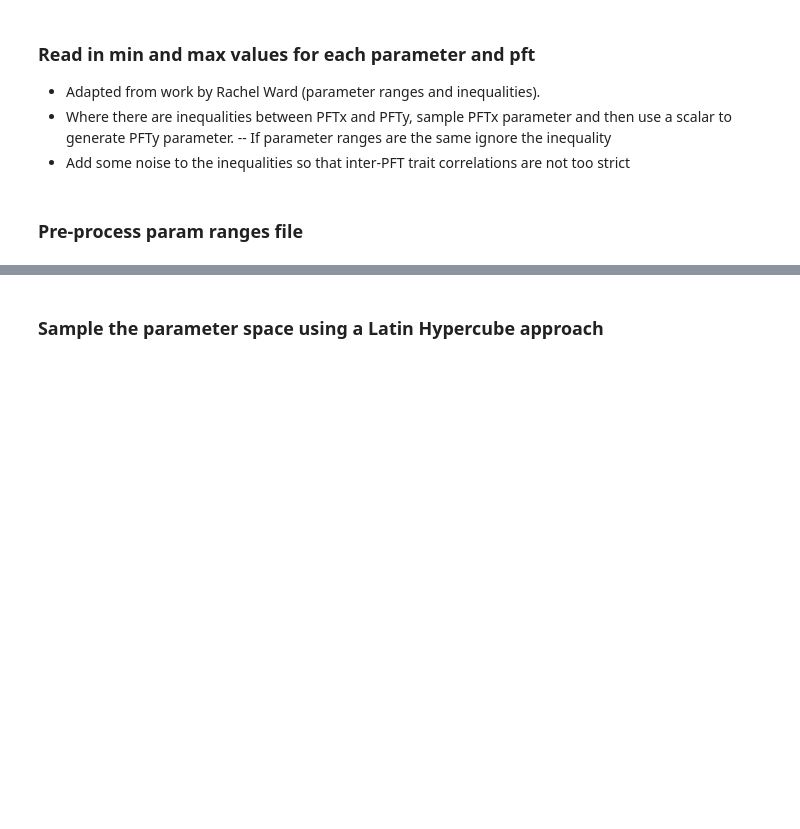
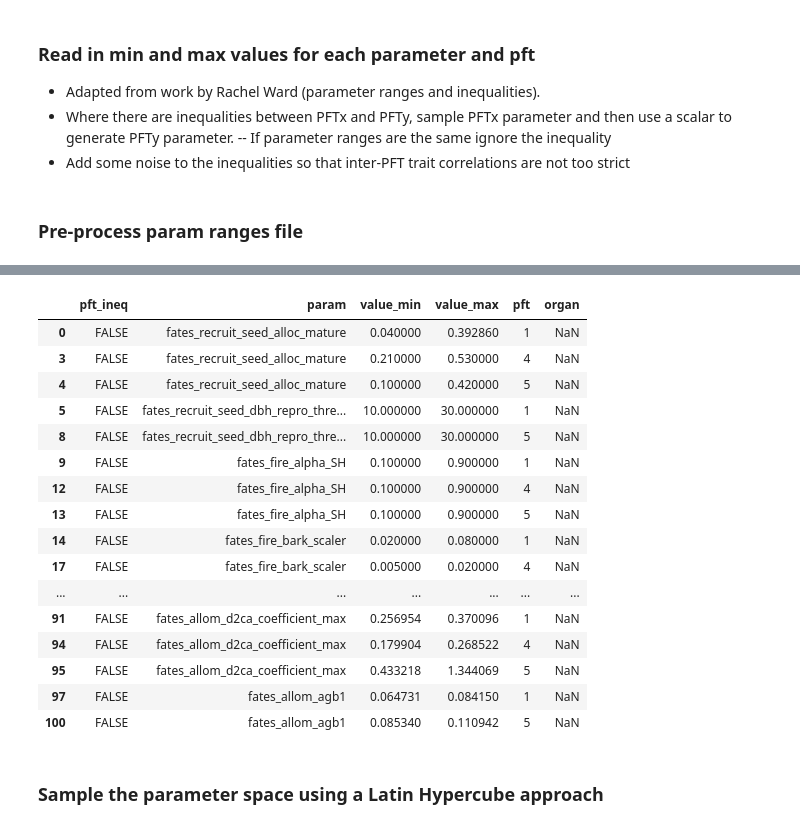
Before and after one commit to adamhb/california-fates, a Jupyter notebook: ensemble_tools/lhs_5pft_091923.ipynb, the cells around one changed output, grey strips where cells are left out. Drawn from its saved outputs; the diff is of its cells as text; code cells hidden in the pictures; blank space fills up the shorter version.

```diff
--- a/ensemble_tools/lhs_5pft_091923.ipynb
+++ b/ensemble_tools/lhs_5pft_091923.ipynb
@@ -87,5 +88,25 @@ memory usage: 3.3+ KB
 # %%
 param_ranges_inequalities = param_ranges_full.loc[param_ranges_full['pft_ineq'] != 'FALSE']
+# %%
+param_ranges
+# %% [output]
+|  | pft_ineq | param | value_min | value_max | pft | organ |
+| 0 | FALSE | fates_recruit_seed_alloc_mature | 0.040000 | 0.392860 | 1 | NaN |
+| 3 | FALSE | fates_recruit_seed_alloc_mature | 0.210000 | 0.530000 | 4 | NaN |
+| 4 | FALSE | fates_recruit_seed_alloc_mature | 0.100000 | 0.420000 | 5 | NaN |
+| 5 | FALSE | fates_recruit_seed_dbh_repro_thre... | 10.000000 | 30.000000 | 1 | NaN |
+| 8 | FALSE | fates_recruit_seed_dbh_repro_thre... | 10.000000 | 30.000000 | 5 | NaN |
+| 9 | FALSE | fates_fire_alpha_SH | 0.100000 | 0.900000 | 1 | NaN |
+| 12 | FALSE | fates_fire_alpha_SH | 0.100000 | 0.900000 | 4 | NaN |
+| 13 | FALSE | fates_fire_alpha_SH | 0.100000 | 0.900000 | 5 | NaN |
+| 14 | FALSE | fates_fire_bark_scaler | 0.020000 | 0.080000 | 1 | NaN |
+| 17 | FALSE | fates_fire_bark_scaler | 0.005000 | 0.020000 | 4 | NaN |
+| ... | ... | ... | ... | ... | ... | ... |
+| 91 | FALSE | fates_allom_d2ca_coefficient_max | 0.256954 | 0.370096 | 1 | NaN |
+| 94 | FALSE | fates_allom_d2ca_coefficient_max | 0.179904 | 0.268522 | 4 | NaN |
+| 95 | FALSE | fates_allom_d2ca_coefficient_max | 0.433218 | 1.344069 | 5 | NaN |
+| 97 | FALSE | fates_allom_agb1 | 0.064731 | 0.084150 | 1 | NaN |
+| 100 | FALSE | fates_allom_agb1 | 0.085340 | 0.110942 | 5 | NaN |
 # %% [markdown]
 ### Sample the parameter space using a Latin Hypercube approach
 # %%
```
Also changed, not shown: parts of 7 cells of this notebook, 2 other files.
